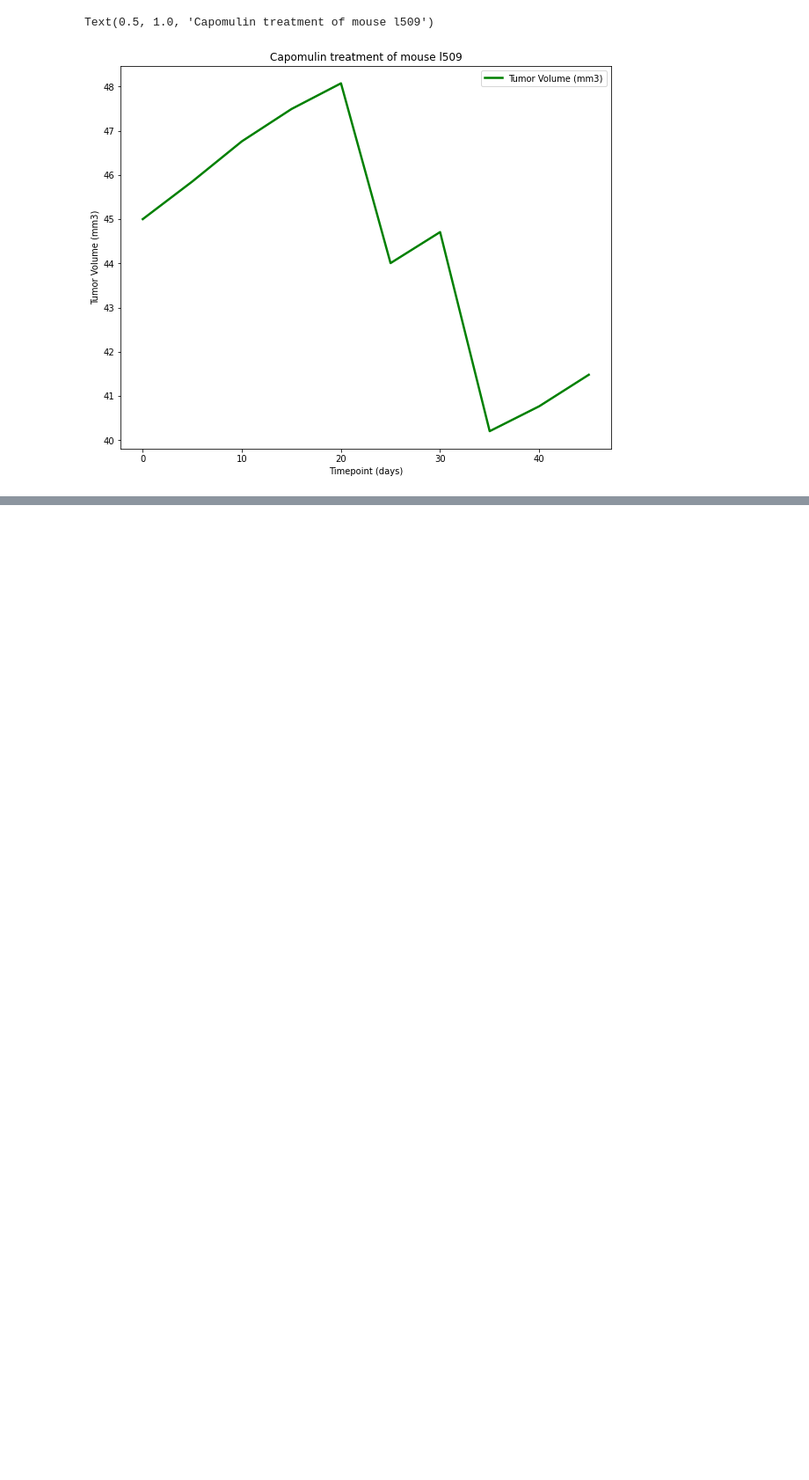
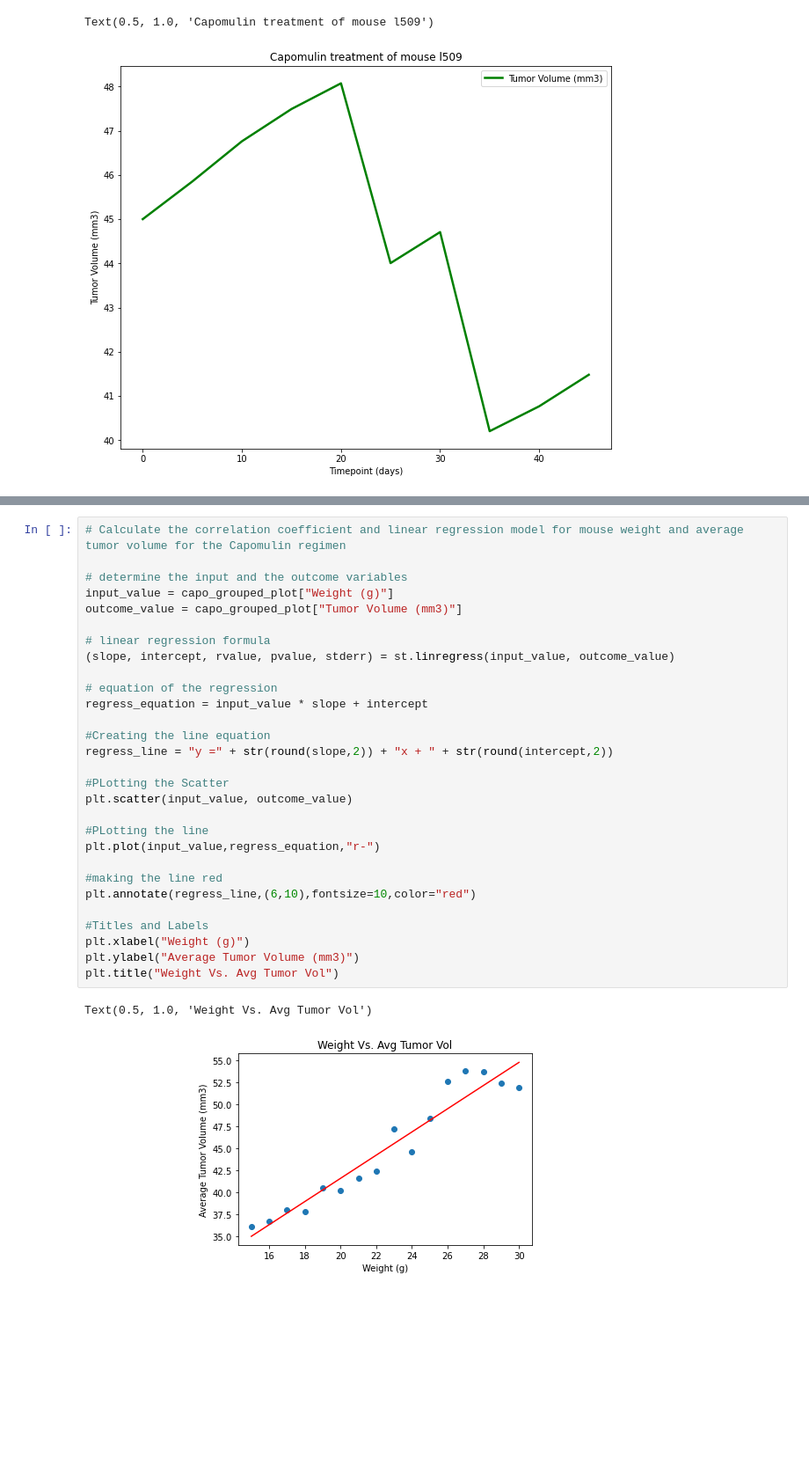
Before and after one commit to davro76/Matplotlib_Challenge, a Jupyter notebook: pymaceutical_starter.ipynb, the cells around one changed output, grey strips where cells are left out. Shown at 88% size. Saved outputs shown, nothing was run; the diff lists cells and outputs as text; blank space fills up the shorter version.

```diff
--- a/pymaceutical_starter.ipynb
+++ b/pymaceutical_starter.ipynb
@@ -305,0 +307,32 @@ plt.title("scatter plot of average tumor volume vs. mouse weight for the Capomul
+# %%
+# Calculate the correlation coefficient and linear regression model for mouse weight and average tumor volume for the Capomulin regimen
+
+# determine the input and the outcome variables
+input_value = capo_grouped_plot["Weight (g)"]
+outcome_value = capo_grouped_plot["Tumor Volume (mm3)"]
+
+# linear regression formula
+(slope, intercept, rvalue, pvalue, stderr) = st.linregress(input_value, outcome_value)
+
+# equation of the regression
+regress_equation = input_value * slope + intercept
+
+#Creating the line equation
+regress_line = "y =" + str(round(slope,2)) + "x + " + str(round(intercept,2))
+
+#PLotting the Scatter
+plt.scatter(input_value, outcome_value)
+
+#PLotting the line
+plt.plot(input_value,regress_equation,"r-")
+
+#making the line red
+plt.annotate(regress_line,(6,10),fontsize=10,color="red")
+
+#Titles and Labels
+plt.xlabel("Weight (g)")
+plt.ylabel("Average Tumor Volume (mm3)")
+plt.title("Weight Vs. Avg Tumor Vol")
+# %% [output]
+Text(0.5, 1.0, 'Weight Vs. Avg Tumor Vol')
+[figure, added]
```
Also changed, not shown: parts of 1 cell of this notebook.
